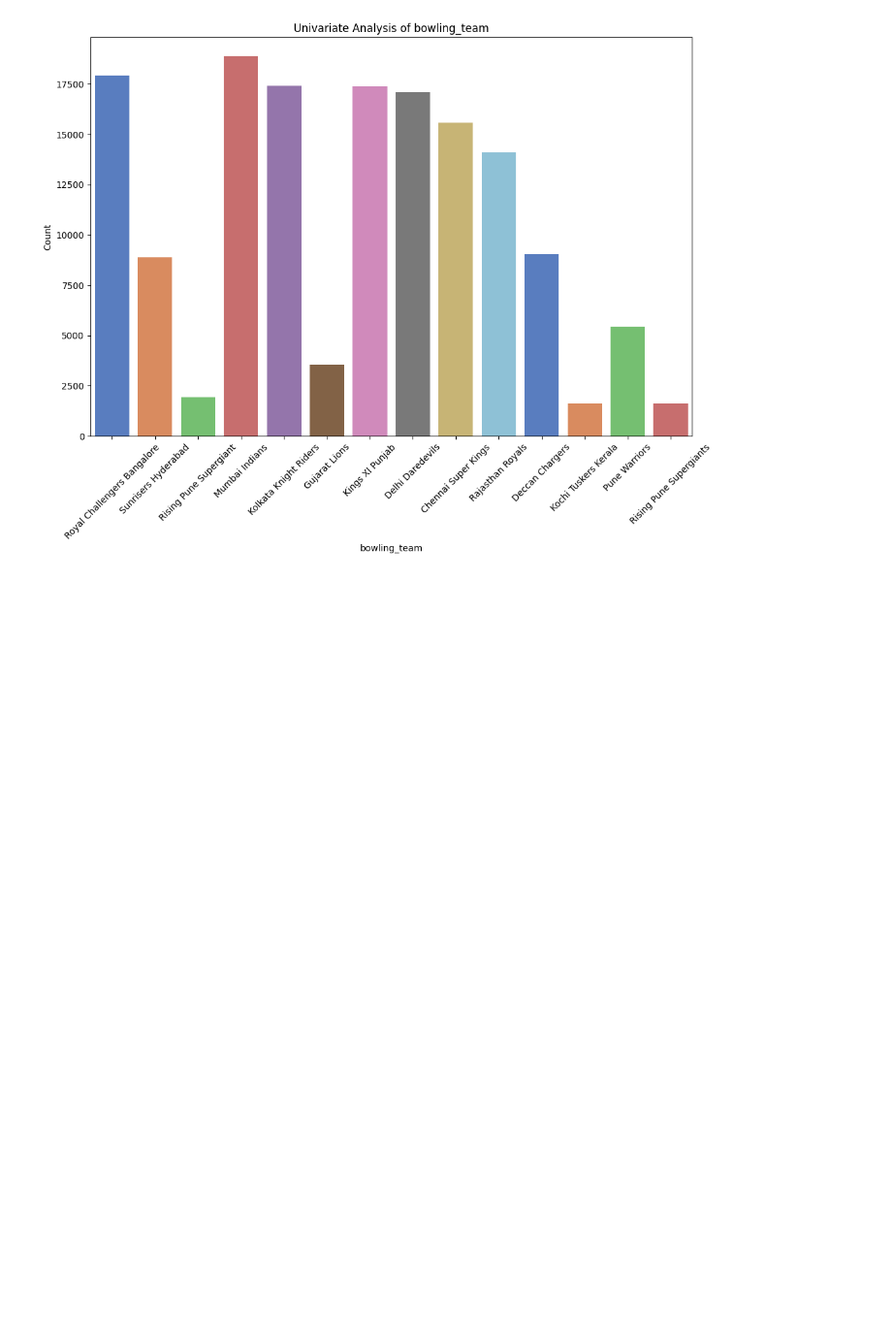
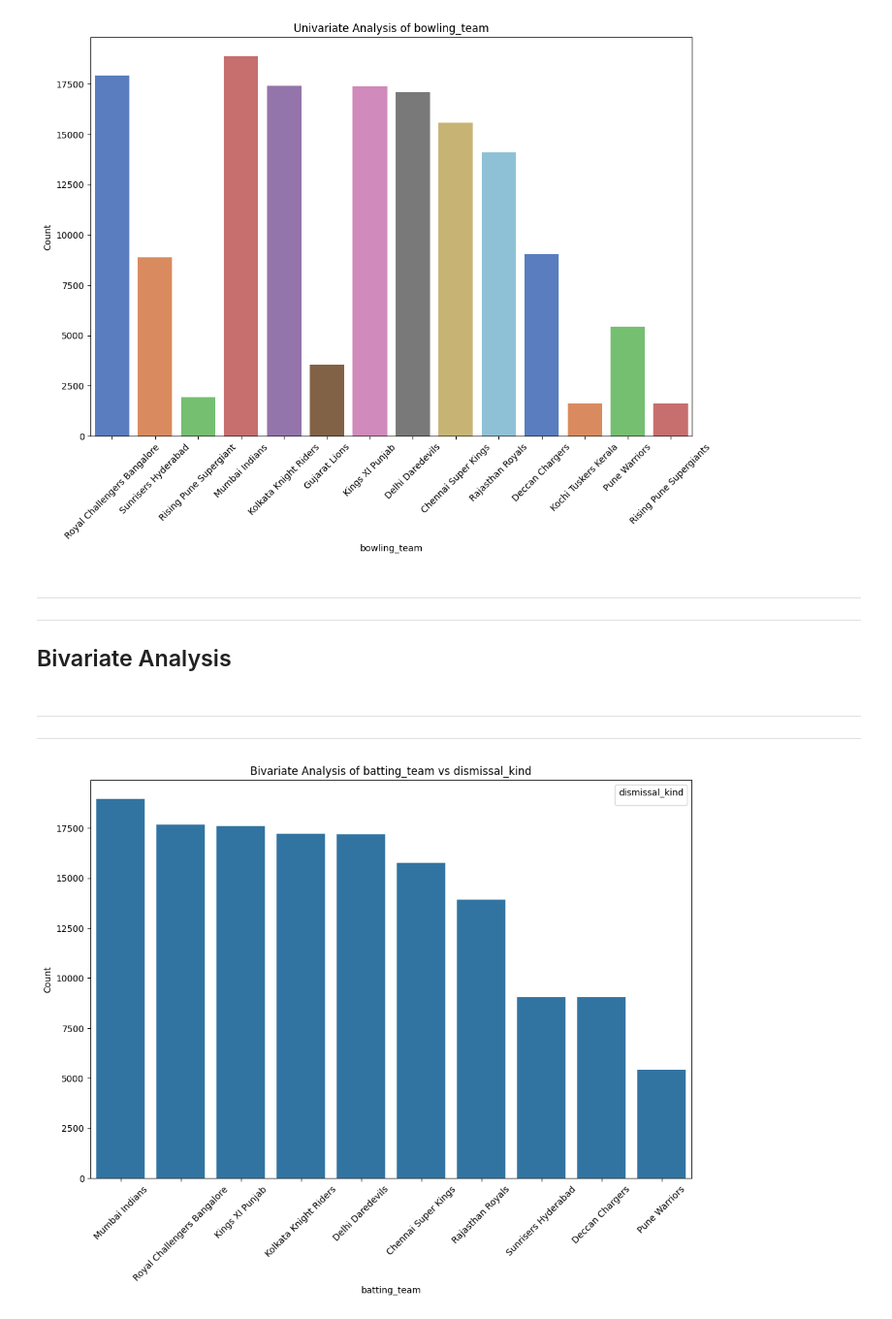
Before and after one commit to Harshalexe/ATP_Tennis_model, a Jupyter notebook: analysis/analysis_src/2008-2016(detailed).ipynb, the cells around one changed output. Shown at 97% size. Drawn from its saved outputs; the diff is of its cells as text; code cells hidden in the pictures; blank space fills up the shorter version.

Commit message:
bivariate and multivaraite analysis

```diff
--- a/analysis/analysis_src/2008-2016(detailed).ipynb
+++ b/analysis/analysis_src/2008-2016(detailed).ipynb
@@ -390,3 +390,11 @@ Passing `palette` without assigning `hue` is deprecated and will be removed in v
 
   sns.countplot(x=feature, data=df, palette='muted')
 [figure]
+# %% [markdown]
+---
+---
+Bivariate Analysis
+---
+# %% [markdown]
+---
+---
@@ -392,0 +403,5 @@ Passing `palette` without assigning `hue` is deprecated and will be removed in v
+# %%
+bi_analysis= bivariateAnalysisMain(categoricalvscategorical())
+bi_analysis.execute_analysis(df, "batting_team", "dismissal_kind")
+# %% [output]
+[figure, added]
```
Also changed, not shown: parts of 8 cells of this notebook, 2 other files.
